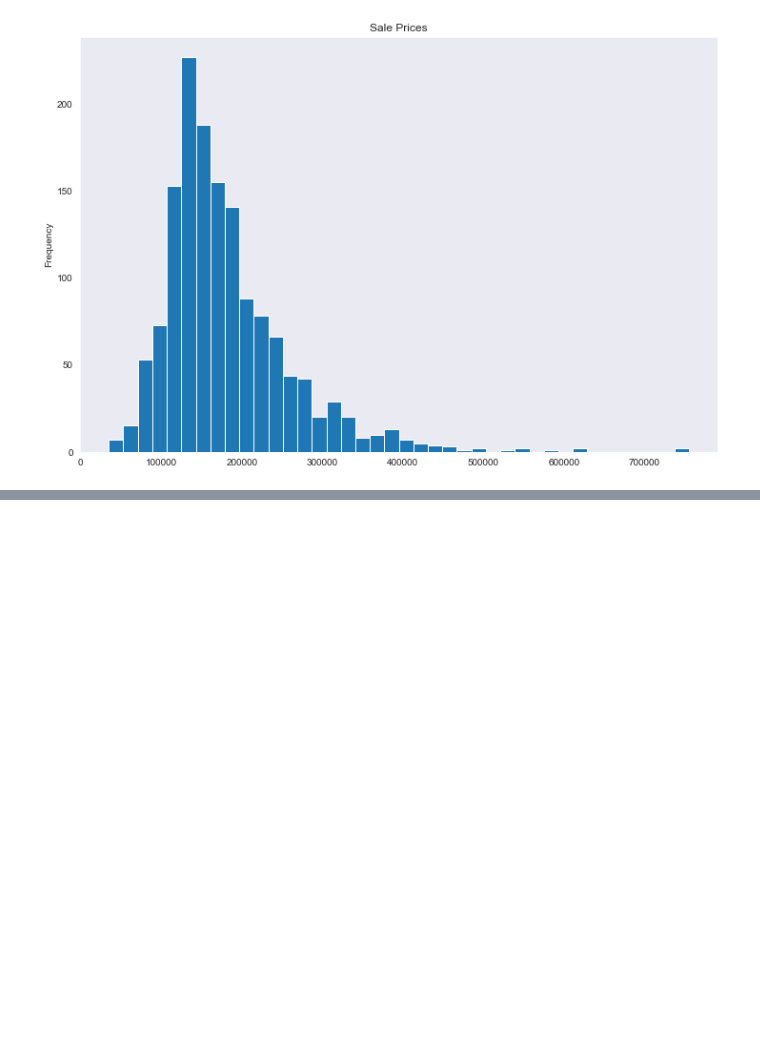
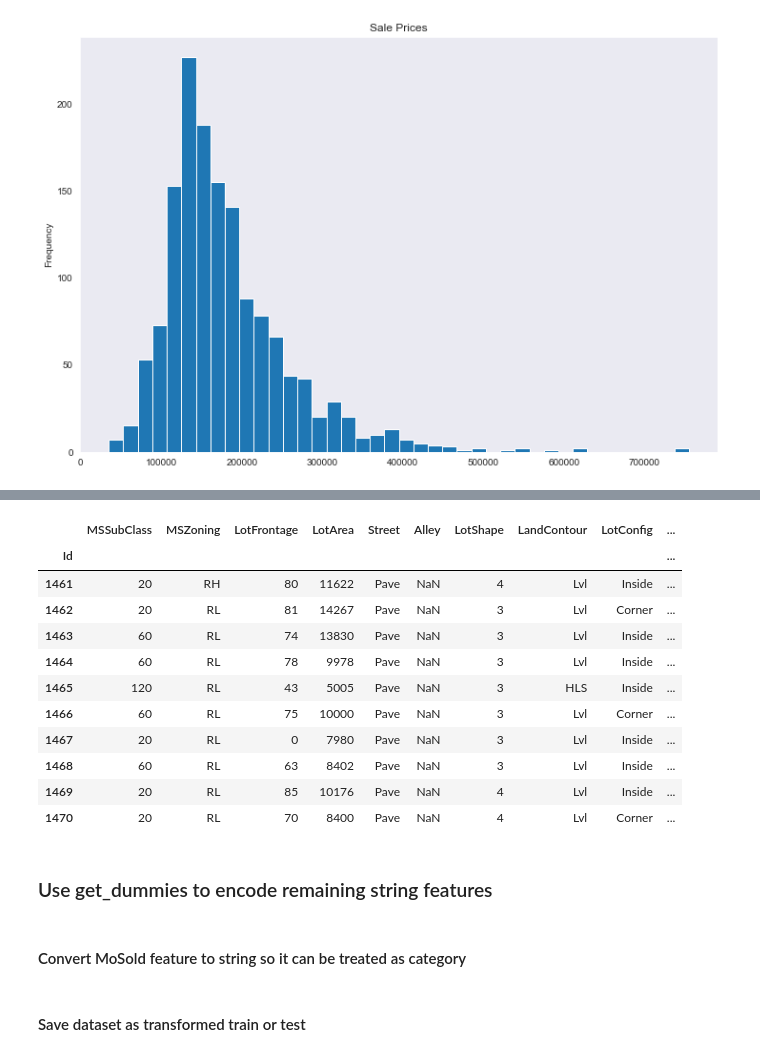
Before and after one commit to InterferencePattern/MST-housing-price-prediction, a Jupyter notebook: alexbaransky/EDA_Preprocessing.ipynb, the cells around one changed output, grey strips where cells are left out. Saved outputs shown, nothing was run; the diff lists cells and outputs as text; code cells hidden in the pictures; blank space fills up the shorter version.

```diff
--- a/alexbaransky/EDA_Preprocessing.ipynb
+++ b/alexbaransky/EDA_Preprocessing.ipynb
@@ -88,2 +80,0 @@ df['MoYrSold'] = [str(m) + '/' + str(y) for m, y in zip(df.MoSold, df.YrSold)]
-# %%
-df.MoYrSold = df.MoYrSold.apply(lambda x: dt.datetime.strptime(x, '%m/%Y'))
@@ -94,2 +80,0 @@ df.GarageYrBlt.isnull().sum()
-# %%
-df.GarageYrBlt = [dt.datetime.strptime(str(int(x)), '%Y') if not pd.isnull(x) else x for x in df.GarageYrBlt]
@@ -134,6 +88,0 @@ typeConvertDict['MoYrSold'] = 'O(datetime)'
-# %%
-for col in df.columns:
-    if typeConvertDict[col] in ['O', 'O?']:
-        ordinal_cols.append(col)
-
-ordinal_cols
@@ -157,0 +169,5 @@ ordinal_cols
+# %%
+for col in ord_df.columns:
+    if ord_df[col].dtype == 'float64':
+        ord_df[col] = ord_df[col].apply(lambda x: 0 if pd.isnull(x) else x)
+        ord_df[col] = ord_df[col].apply(int)
@@ -157,0 +195,19 @@ ordinal_cols
+# %%
+ord_df.head(10)
+# %% [output]
+|  | MSSubClass | MSZoning | LotFrontage | LotArea | Street | Alley | LotShape | LandContour | LotConfig | ... |
+| Id |  |  |  |  |  |  |  |  |  | ... |
+| 1461 | 20 | RH | 80 | 11622 | Pave | NaN | 4 | Lvl | Inside | ... |
+| 1462 | 20 | RL | 81 | 14267 | Pave | NaN | 3 | Lvl | Corner | ... |
+| 1463 | 60 | RL | 74 | 13830 | Pave | NaN | 3 | Lvl | Inside | ... |
+| 1464 | 60 | RL | 78 | 9978 | Pave | NaN | 3 | Lvl | Inside | ... |
+| 1465 | 120 | RL | 43 | 5005 | Pave | NaN | 3 | HLS | Inside | ... |
+| 1466 | 60 | RL | 75 | 10000 | Pave | NaN | 3 | Lvl | Corner | ... |
+| 1467 | 20 | RL | 0 | 7980 | Pave | NaN | 3 | Lvl | Inside | ... |
+| 1468 | 60 | RL | 63 | 8402 | Pave | NaN | 3 | Lvl | Inside | ... |
+| 1469 | 20 | RL | 85 | 10176 | Pave | NaN | 4 | Lvl | Inside | ... |
+| 1470 | 20 | RL | 70 | 8400 | Pave | NaN | 4 | Lvl | Corner | ... |
+# %% [markdown]
+### Use get_dummies to encode remaining string features
+# %% [markdown]
+#### Convert MoSold feature to string so it can be treated as category
@@ -157,0 +223,2 @@ ordinal_cols
+# %% [markdown]
+#### Save dataset as transformed train or test
```
Also changed, not shown: parts of 21 cells of this notebook, 2 other files.
